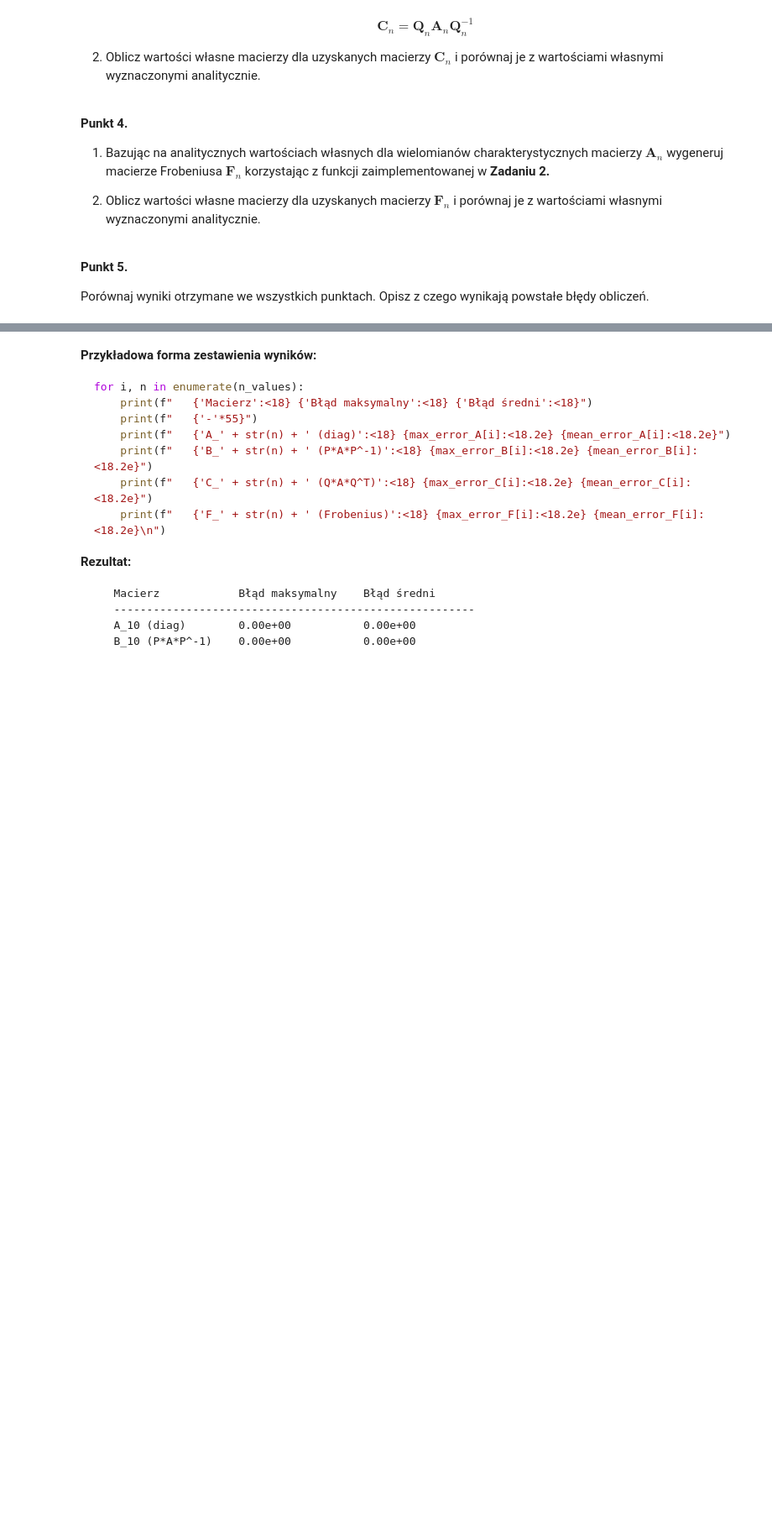
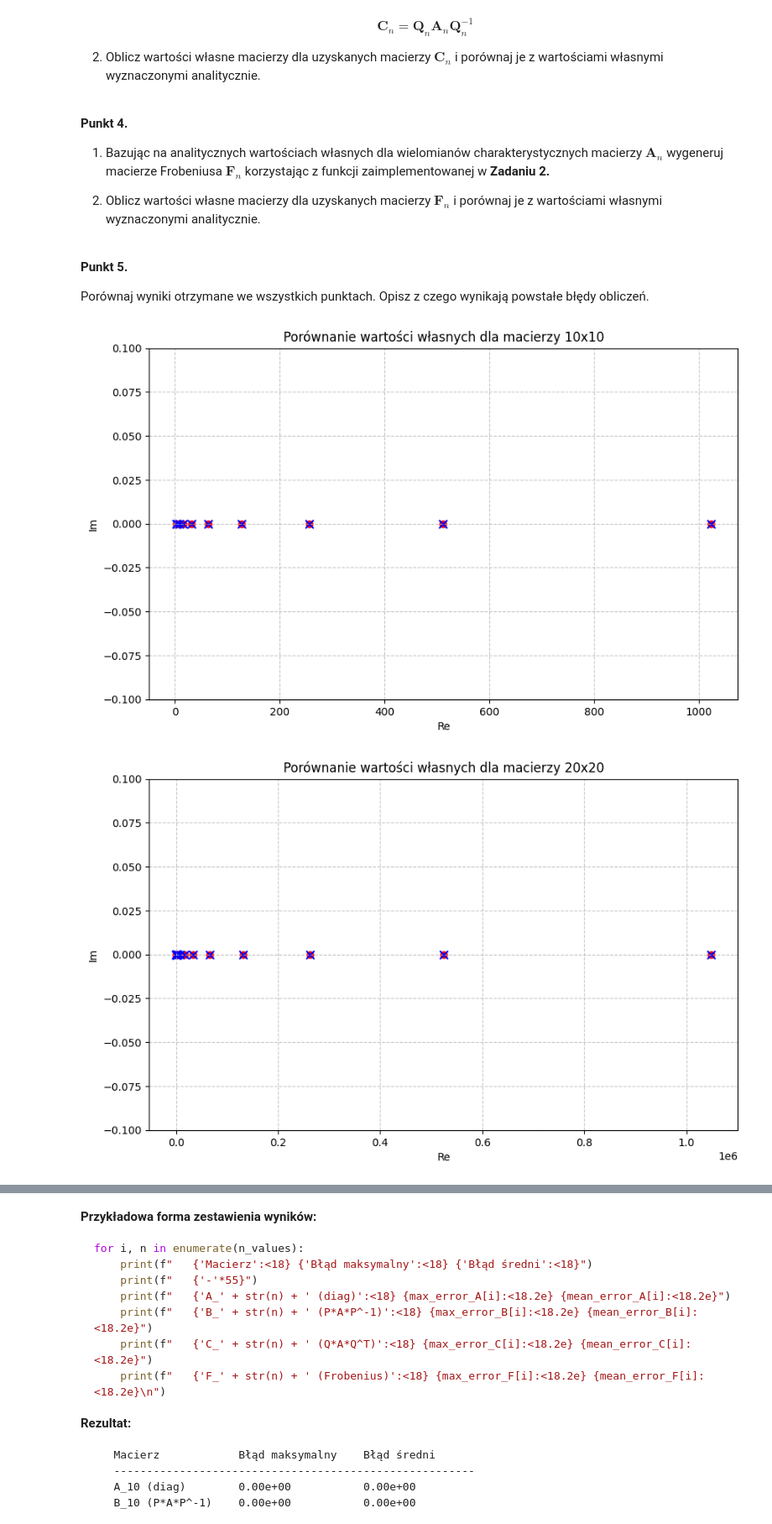
Before and after one commit to MN-KJ-2025/lab-7-pierwiastki-LukiKnur, a Jupyter notebook: sprawozdanie.ipynb, the cells around one changed output, grey strips where cells are left out. Shown at 84% size. Saved outputs shown, nothing was run; the diff lists cells and outputs as text; code cells hidden in the pictures; blank space fills up the shorter version.

```diff
--- a/sprawozdanie.ipynb
+++ b/sprawozdanie.ipynb
@@ -228,0 +460,44 @@ Porównaj wyniki otrzymane we wszystkich punktach. Opisz z czego wynikają powst
+# %%
+# ===== Twoja implementacja tutaj =====
+n=[10,20,30]
+
+a10_base=2**np.arange(1,n[0]+1)
+a20_base=2**np.arange(1,n[1]+1)
+a30_base=2**np.arange(1,n[2]+1)
+
+
+A10=np.diag(a10_base)
+A20=np.diag(a20_base)
+A30=np.diag(a30_base)
+
+A10_num=np.linalg.eigvals(A10)
+A20_num=np.linalg.eigvals(A20)
+A30_num=np.linalg.eigvals(A30)
+
+As_num=[A10_num,A20_num,A30_num]
+As_anal=[a10_base,a20_base,a30_base]
+### Punkt 1
+
+for j in range(len(n)):
+    N = n[j]
+    num_vals = As_num[j]
+    anal_vals = As_anal[j]
+
+    plt.figure(figsize=(10, 6))
+
+    plt.scatter(num_vals.real, np.zeros_like(num_vals.real),
+                color='red', marker='o', s=40)
+
+    plt.scatter(anal_vals, np.zeros_like(anal_vals),
+                color='blue', marker='x', s=60)
+
+    plt.title(f"Porównanie wartości własnych dla macierzy {N}x{N}")
+    plt.grid(True, linestyle='--', alpha=0.7)
+    plt.ylabel("Im")
+    plt.xlabel("Re")
+    plt.ylim(-0.1, 0.1)
+
+    plt.show()
+# %% [output]
+[figure, added]
+[figure, added]
```
Also changed, not shown: parts of 26 cells of this notebook, 1 other file.
